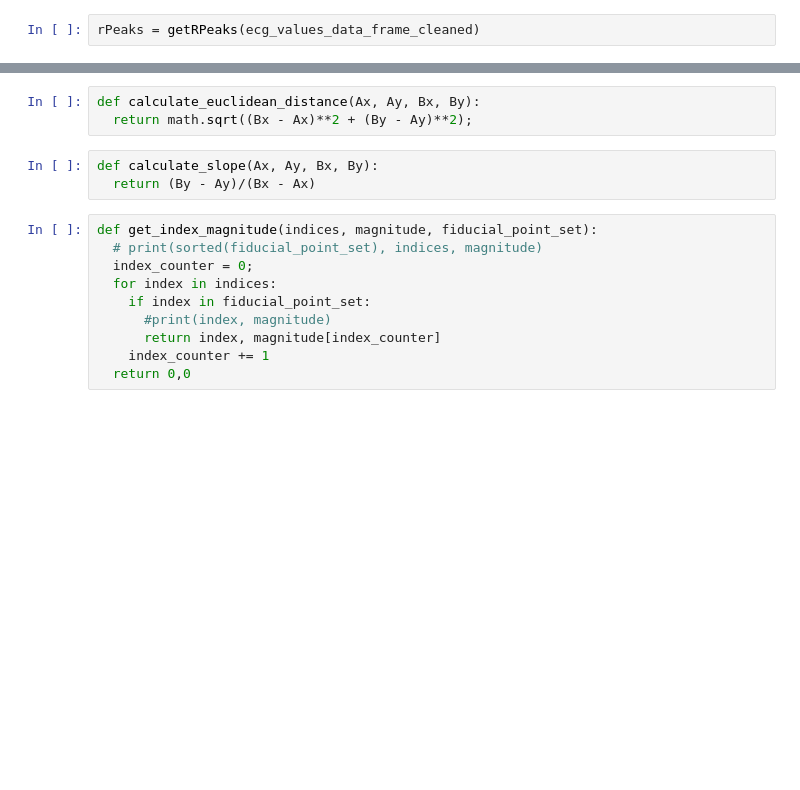
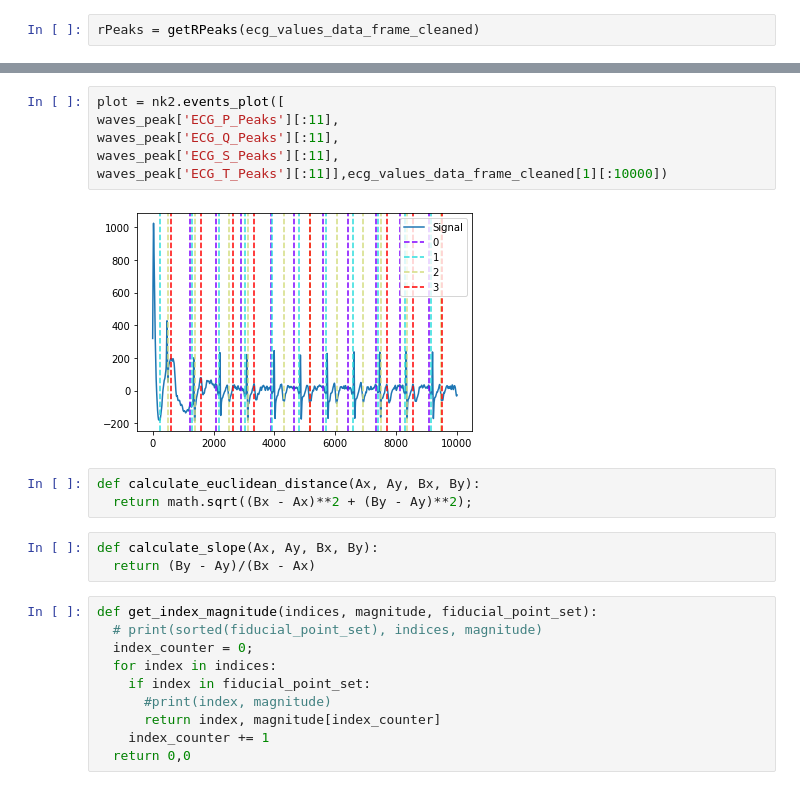
Before and after one commit to priyankachahal/AlertSystemWebDashboard, a Jupyter notebook: features_ecg_project_svm.ipynb, the cells around one changed output, grey strips where cells are left out. Saved outputs shown, nothing was run; the diff lists cells and outputs as text; blank space fills up the shorter version.

```diff
--- a/features_ecg_project_svm.ipynb
+++ b/features_ecg_project_svm.ipynb
@@ -211,3 +229,11 @@ len(ecg_values_data_frame_cleaned[1])
+# %%
+plot = nk2.events_plot([
+waves_peak['ECG_P_Peaks'][:11],
+waves_peak['ECG_Q_Peaks'][:11],
+waves_peak['ECG_S_Peaks'][:11],
+waves_peak['ECG_T_Peaks'][:11]],ecg_values_data_frame_cleaned[1][:10000])
+# %% [output]
+[figure, added]
 # %%
 def calculate_euclidean_distance(Ax, Ay, Bx, By):
   return math.sqrt((Bx - Ax)**2 + (By - Ay)**2);
```
Also changed, not shown: parts of 24 cells of this notebook.
